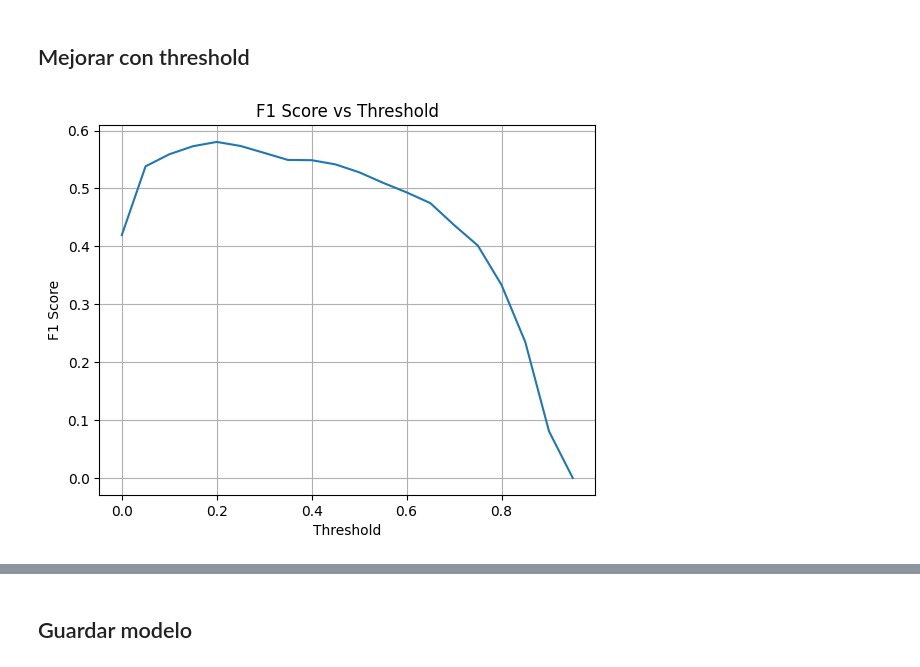
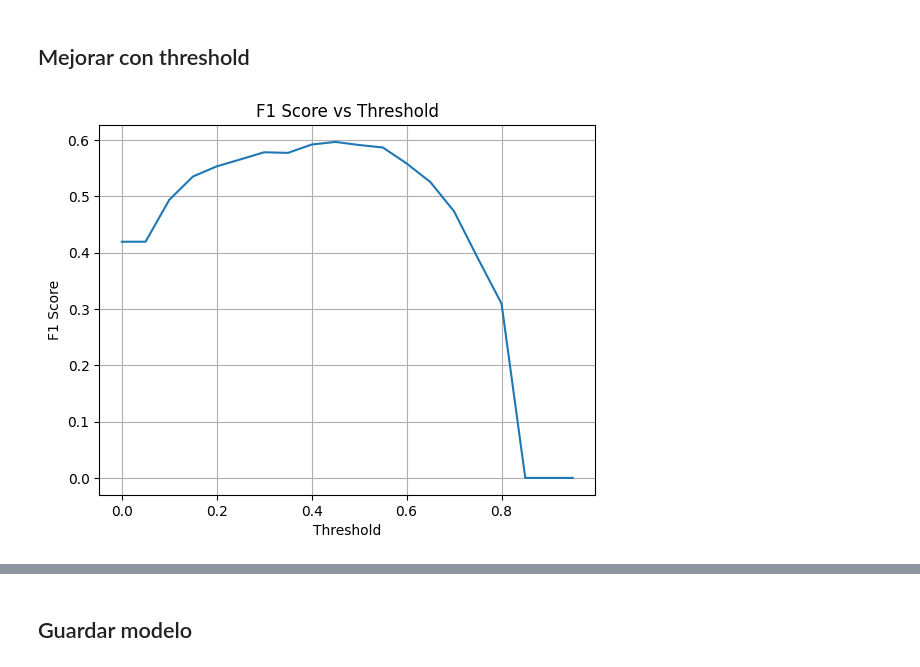
Before and after one commit to Chris6995/churn_prediction, a Jupyter notebook: notebooks/3_Machine_Learning_Inference.ipynb, the cells around one changed output, grey strips where cells are left out. Drawn from its saved outputs; the diff is of its cells as text; code cells hidden in the pictures.

```diff
--- a/notebooks/3_Machine_Learning_Inference.ipynb
+++ b/notebooks/3_Machine_Learning_Inference.ipynb
@@ -290,11 +288,10 @@ logreg = LogisticRegression()
 param_grid_logreg = {
     'C': [0.01, 0.1, 1, 10, 100],   # fuerza de regularización
     'penalty': ['l1', 'l2', 'elasticnet'],
-
 }
 
 grid_logreg = GridSearchCV(logreg, param_grid_logreg, scoring='f1', cv=5, n_jobs=-1)
-grid_logreg.fit(X_train_bal, y_train_bal)
+grid_logreg.fit(X_train, y_train)
 
 print("Best params (Logistic):", grid_logreg.best_params_)
 print("Best score (f1):", grid_logreg.best_score_)
@@ -327,7 +341,7 @@ rand_svm = RandomizedSearchCV(
     random_state=42
 )
 
-rand_svm.fit(X_train_bal, y_train_bal)
+rand_svm.fit(X_train, y_train)
 
 print("Best params (SVM):", rand_svm.best_params_)
 print("Best score (f1):", rand_svm.best_score_)
@@ -347,7 +364,7 @@ param_grid_xgb = {
 }
 
 grid_xgb = RandomizedSearchCV(xgb, param_grid_xgb, scoring='f1', cv=5, n_jobs=-1)
-grid_xgb.fit(X_train_bal, y_train_bal)
+grid_xgb.fit(X_train, y_train)
 
 print("Best params (XGBoost):", grid_xgb.best_params_)
 print("Best score (f1):", grid_xgb.best_score_)
@@ -360,7 +391,7 @@ Best score (f1): 0.819833924759475
 # %%
-xgb_tuned = XGBClassifier(colsample_bytree =0.8, learning_rate = 0.01, max_depth = 7, n_estimators = 200, subsample = 0.8)
-xgb_tuned.fit(X_train_bal, y_train_bal)
-y_pred = xgb_tuned.predict(X_test_ohe)
+xgb_tuned = XGBClassifier(colsample_bytree=0.8, learning_rate=0.01, max_depth=7, n_estimators=200, subsample=0.8)
+xgb_tuned.fit(X_train, y_train)
+y_pred = xgb_tuned.predict(X_test)
 # %% [markdown]
 ## Métricas evaluación
 # %%
@@ -408,28 +439,28 @@ weighted avg       0.74      0.74      0.74      1409
 ## Mejorar con threshold
 # %%
 # Paso 1: Obtener probabilidades
-y_proba = xgb_tuned.predict_proba(X_test_ohe)[:, 1]
+y_proba = xgb_tuned.predict_proba(X_test)[:, 1]
 
 # Paso 2: Probar diferentes thresholds
 import numpy as np
 from sklearn.metrics import f1_score
 
 thresholds = np.arange(0.0, 1.0, 0.05)
 f1_scores = []
 
 for t in thresholds:
     y_pred_thresh = (y_proba >= t).astype(int)
     f1 = f1_score(y_test, y_pred_thresh)
     f1_scores.append(f1)
 
 plt.plot(thresholds, f1_scores)
 plt.xlabel("Threshold")
 plt.ylabel("F1 Score")
 plt.title("F1 Score vs Threshold")
 plt.grid()
 plt.show()
 # %% [output]
-[figure, old version]
+[figure, new version]
 # %%
 # Paso 3: Aplicar el mejor threshold
 # Supón que el mejor threshold es 0.35
```
Also changed, not shown: parts of 18 cells of this notebook, 6 other files.
